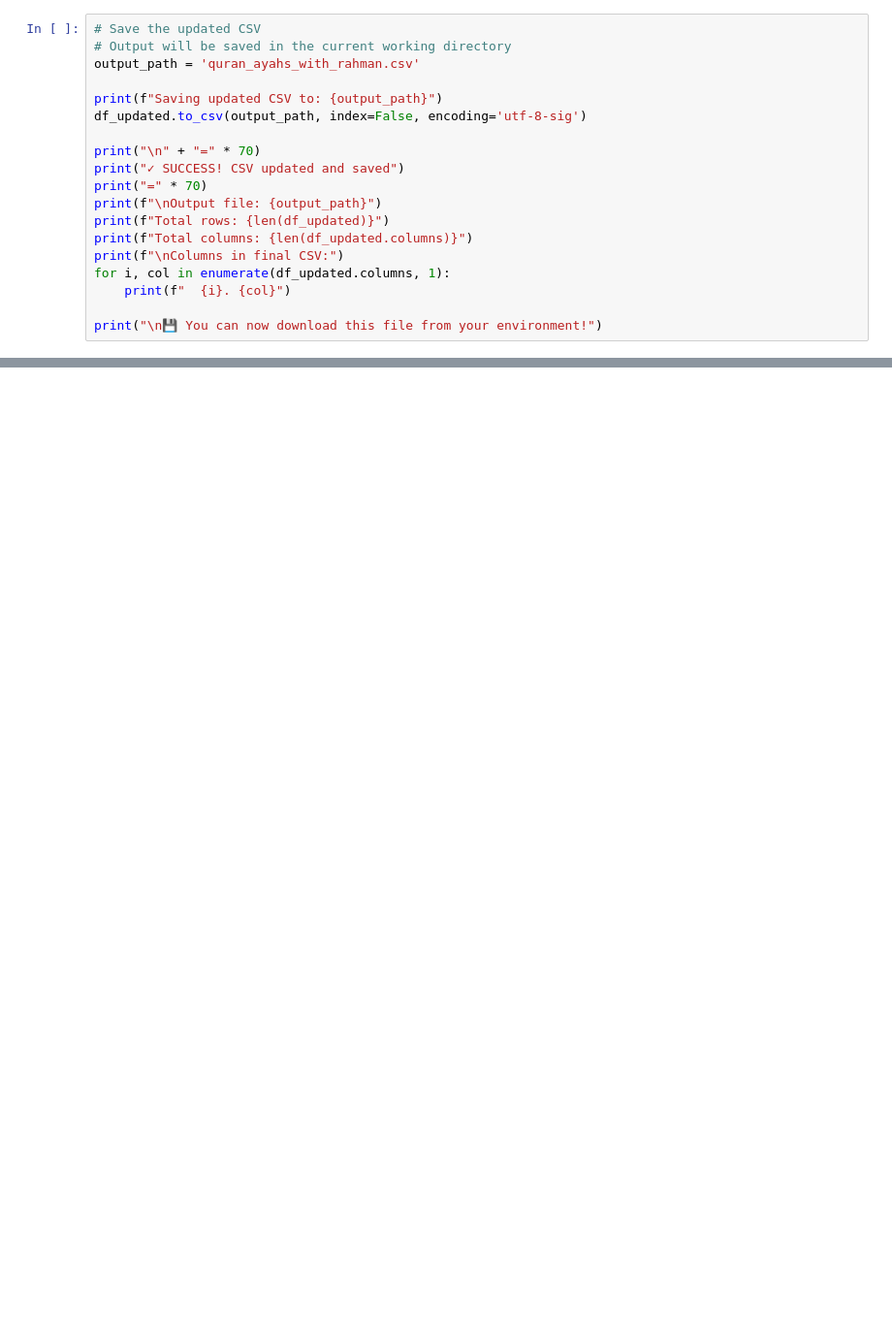
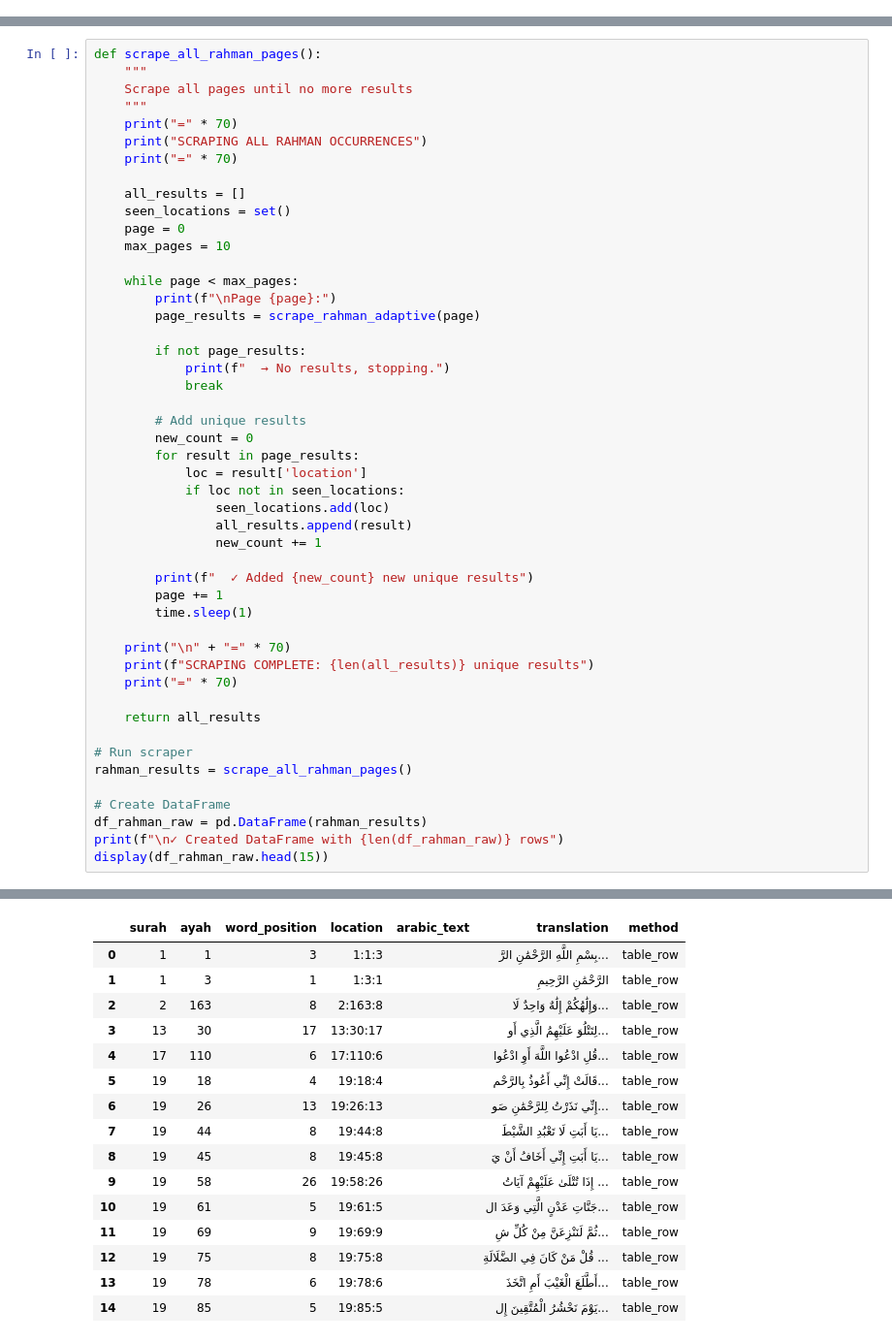
Before and after one commit to FaizaQamar/Meaning-with-Context, a Jupyter notebook: freqency.ipynb, the cells around one changed output, grey strips where cells are left out. Shown at 97% size. Drawn from its saved outputs; the diff is of its cells as text; blank space fills up the shorter version.

```diff
--- a/freqency.ipynb
+++ b/freqency.ipynb
@@ -411,19 +0,0 @@ Sample verses with Rahman in updated CSV:
-# %%
-# Save the updated CSV
-# Output will be saved in the current working directory
-output_path = 'quran_ayahs_with_rahman.csv'
-
-print(f"Saving updated CSV to: {output_path}")
-df_updated.to_csv(output_path, index=False, encoding='utf-8-sig')
-
-print("\n" + "=" * 70)
-print("✓ SUCCESS! CSV updated and saved")
-print("=" * 70)
-print(f"\nOutput file: {output_path}")
-print(f"Total rows: {len(df_updated)}")
-print(f"Total columns: {len(df_updated.columns)}")
-print(f"\nColumns in final CSV:")
-for i, col in enumerate(df_updated.columns, 1):
-    print(f"  {i}. {col}")
-
-print("\n💾 You can now download this file from your environment!")
@@ -493,0 +336,49 @@ All steps completed successfully!
+# %%
+def scrape_all_rahman_pages():
+    """
+    Scrape all pages until no more results
+    """
+    print("=" * 70)
+    print("SCRAPING ALL RAHMAN OCCURRENCES")
+    print("=" * 70)
+
+    all_results = []
+    seen_locations = set()
+    page = 0
+    max_pages = 10
+
+    while page < max_pages:
+        print(f"\nPage {page}:")
+        page_results = scrape_rahman_adaptive(page)
+
+        if not page_results:
+            print(f"  → No results, stopping.")
+            break
+
+        # Add unique results
+        new_count = 0
+        for result in page_results:
+            loc = result['location']
+            if loc not in seen_locations:
+                seen_locations.add(loc)
+                all_results.append(result)
+                new_count += 1
+
+        print(f"  ✓ Added {new_count} new unique results")
+        page += 1
+        time.sleep(1)
+
+    print("\n" + "=" * 70)
+    print(f"SCRAPING COMPLETE: {len(all_results)} unique results")
+    print("=" * 70)
+
+    return all_results
+
+# Run scraper
+rahman_results = scrape_all_rahman_pages()
+
+# Create DataFrame
+df_rahman_raw = pd.DataFrame(rahman_results)
+print(f"\n✓ Created DataFrame with {len(df_rahman_raw)} rows")
+display(df_rahman_raw.head(15))
+# %% [output]
@@ -493,0 +402,16 @@ All steps completed successfully!
+|  | surah | ayah | word_position | location | arabic_text | translation | method |
+| 0 | 1 | 1 | 3 | 1:1:3 |  | بِسْمِ اللَّهِ الرَّحْمَٰنِ الرَّ... | table_row |
+| 1 | 1 | 3 | 1 | 1:3:1 |  | الرَّحْمَٰنِ الرَّحِيمِ | table_row |
+| 2 | 2 | 163 | 8 | 2:163:8 |  | وَإِلَٰهُكُمْ إِلَٰهٌ وَاحِدٌ لَا... | table_row |
+| 3 | 13 | 30 | 17 | 13:30:17 |  | لِتَتْلُوَ عَلَيْهِمُ الَّذِي أَو... | table_row |
+| 4 | 17 | 110 | 6 | 17:110:6 |  | قُلِ ادْعُوا اللَّهَ أَوِ ادْعُوا... | table_row |
+| 5 | 19 | 18 | 4 | 19:18:4 |  | قَالَتْ إِنِّي أَعُوذُ بِالرَّحْم... | table_row |
+| 6 | 19 | 26 | 13 | 19:26:13 |  | إِنِّي نَذَرْتُ لِلرَّحْمَٰنِ صَو... | table_row |
+| 7 | 19 | 44 | 8 | 19:44:8 |  | يَا أَبَتِ لَا تَعْبُدِ الشَّيْطَ... | table_row |
+| 8 | 19 | 45 | 8 | 19:45:8 |  | يَا أَبَتِ إِنِّي أَخَافُ أَنْ يَ... | table_row |
+| 9 | 19 | 58 | 26 | 19:58:26 |  | إِذَا تُتْلَىٰ عَلَيْهِمْ آيَاتُ ... | table_row |
+| 10 | 19 | 61 | 5 | 19:61:5 |  | جَنَّاتِ عَدْنٍ الَّتِي وَعَدَ ال... | table_row |
+| 11 | 19 | 69 | 9 | 19:69:9 |  | ثُمَّ لَنَنْزِعَنَّ مِنْ كُلِّ شِ... | table_row |
+| 12 | 19 | 75 | 8 | 19:75:8 |  | قُلْ مَنْ كَانَ فِي الضَّلَالَةِ ... | table_row |
+| 13 | 19 | 78 | 6 | 19:78:6 |  | أَطَّلَعَ الْغَيْبَ أَمِ اتَّخَذَ... | table_row |
+| 14 | 19 | 85 | 5 | 19:85:5 |  | يَوْمَ نَحْشُرُ الْمُتَّقِينَ إِل... | table_row |
```
Also changed, not shown: parts of 37 cells of this notebook.
